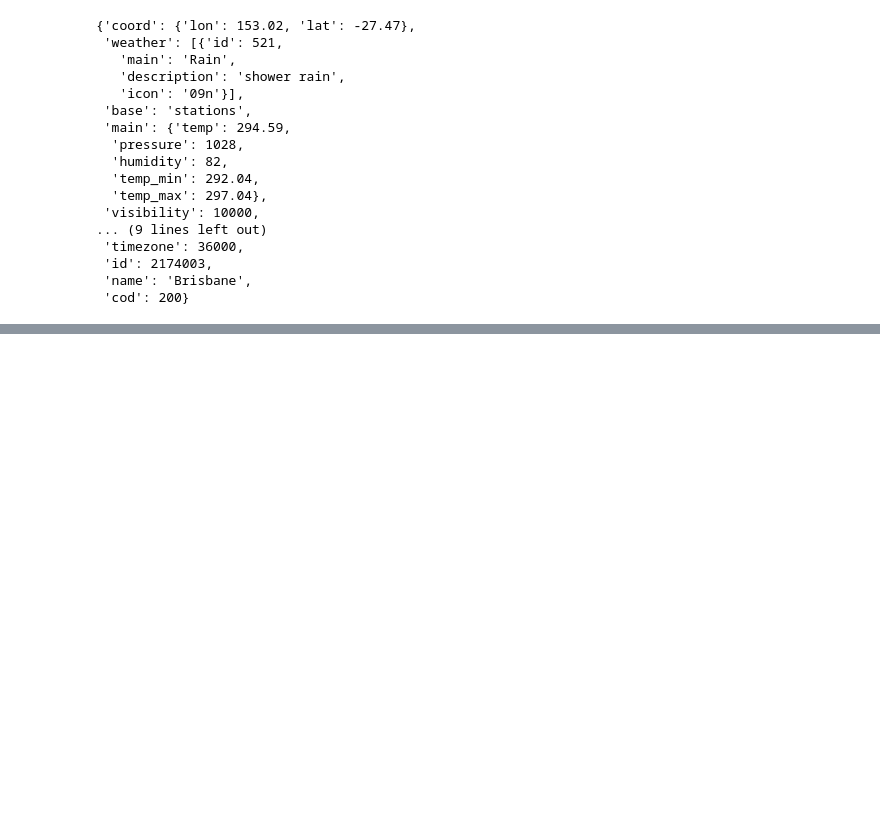
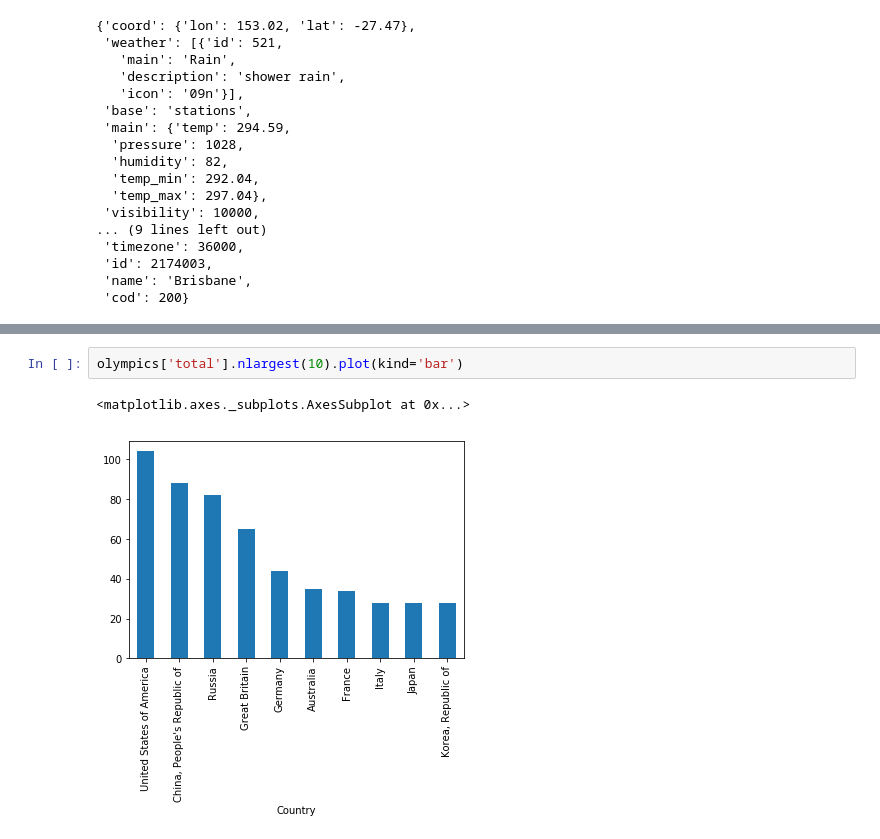
Before and after one commit to jaworra/Jupyter-Notebooks, a Jupyter notebook: pythonCharmersDay2.ipynb, the cells around one changed output, grey strips where cells are left out. Cells and saved outputs as stored; diff of their text form; blank space fills up the shorter version.

```diff
--- a/pythonCharmersDay2.ipynb
+++ b/pythonCharmersDay2.ipynb
@@ -91,0 +266,5 @@ response.json()
+# %%
+olympics['total'].nlargest(10).plot(kind='bar')
+# %% [output]
+<matplotlib.axes._subplots.AxesSubplot at 0x...>
+[figure, added]
```
Also changed, not shown: parts of 38 cells of this notebook.
